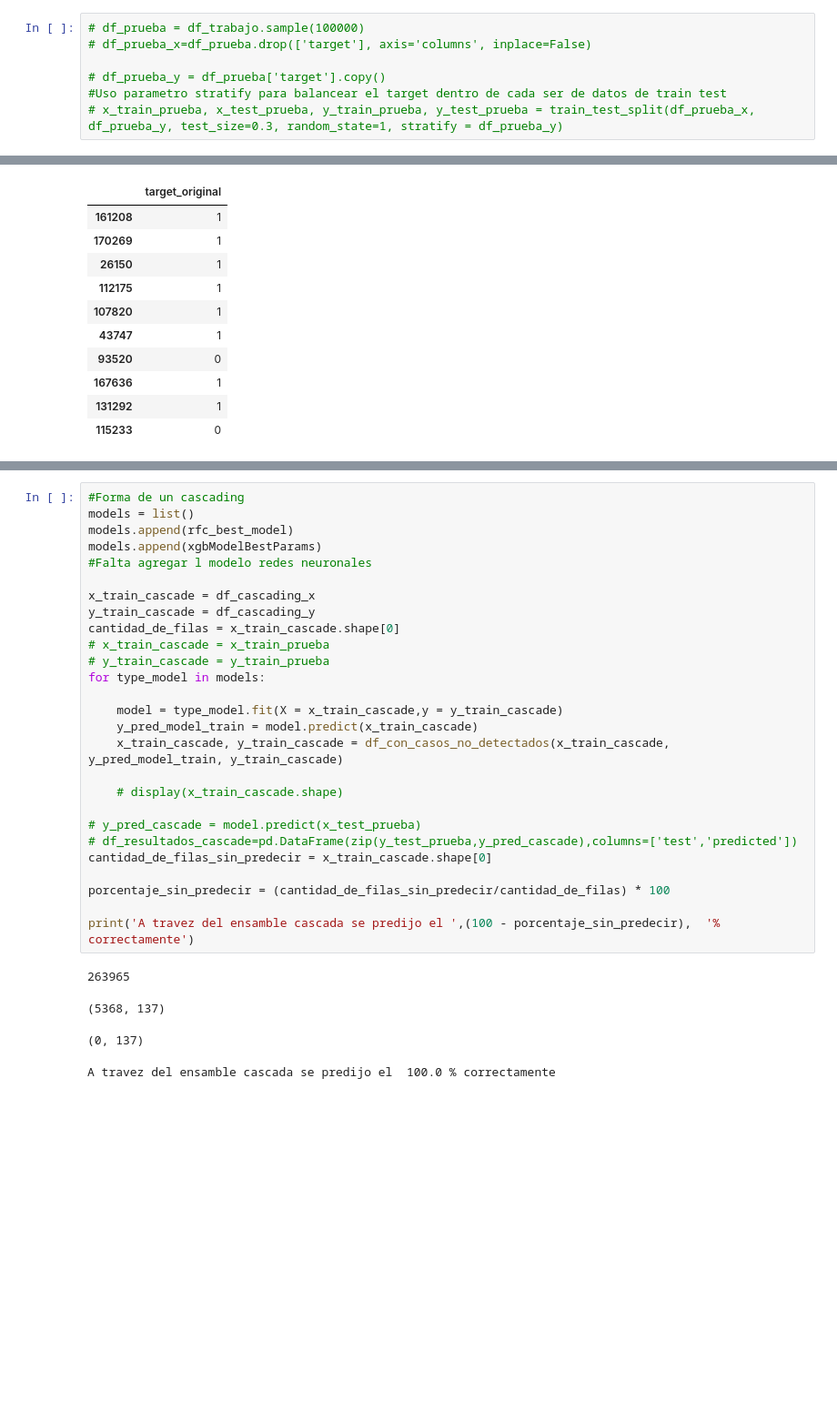
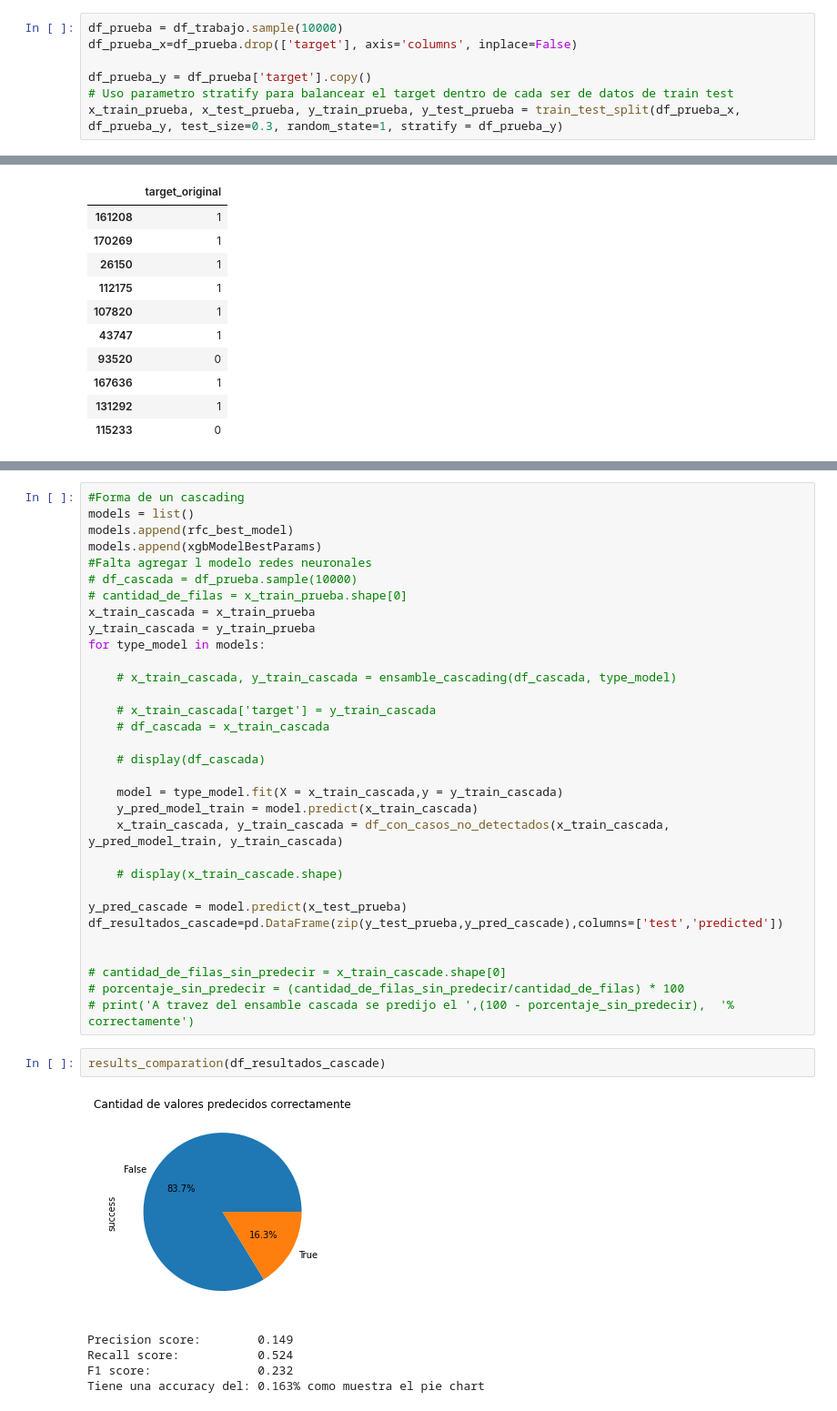
Before and after one commit to BraianV/Org-Datos-Grupo-19, a Jupyter notebook: notebooks/tp3Parte2.2Mateo.ipynb, the cells around one changed output, grey strips where cells are left out. Shown at 91% size. Cells and saved outputs as stored; diff of their text form; blank space fills up the shorter version.

```diff
--- a/notebooks/tp3Parte2.2Mateo.ipynb
+++ b/notebooks/tp3Parte2.2Mateo.ipynb
@@ -401,12 +375,12 @@ def df_con_casos_no_detectados(df_train, pred_train, train_original):
     # display(df_target)
     return df_errores, df_target
 # %%
-# df_prueba = df_trabajo.sample(100000)
-# df_prueba_x=df_prueba.drop(['target'], axis='columns', inplace=False)
+df_prueba = df_trabajo.sample(10000)
+df_prueba_x=df_prueba.drop(['target'], axis='columns', inplace=False)
 
-# df_prueba_y = df_prueba['target'].copy()
-#Uso parametro stratify para balancear el target dentro de cada ser de datos de train test
-# x_train_prueba, x_test_prueba, y_train_prueba, y_test_prueba = train_test_split(df_prueba_x, df_prueba_y, test_size=0.3, random_state=1, stratify = df_prueba_y)
+df_prueba_y = df_prueba['target'].copy()
+# Uso parametro stratify para balancear el target dentro de cada ser de datos de train test
+x_train_prueba, x_test_prueba, y_train_prueba, y_test_prueba = train_test_split(df_prueba_x, df_prueba_y, test_size=0.3, random_state=1, stratify = df_prueba_y)
 # %%
 #Probamos la funcion
 # model = rfc_best_model
@@ -451,29 +436,37 @@ models = list()
 models.append(rfc_best_model)
 models.append(xgbModelBestParams)
 #Falta agregar l modelo redes neuronales
-
-x_train_cascade = df_cascading_x
-y_train_cascade = df_cascading_y
-cantidad_de_filas = x_train_cascade.shape[0]
-# x_train_cascade = x_train_prueba
-# y_train_cascade = y_train_prueba
+# df_cascada = df_prueba.sample(10000)
+# cantidad_de_filas = x_train_prueba.shape[0]
+x_train_cascada = x_train_prueba
+y_train_cascada = y_train_prueba
 for type_model in models:
 
-    model = type_model.fit(X = x_train_cascade,y = y_train_cascade)
-    y_pred_model_train = model.predict(x_train_cascade)
-    x_train_cascade, y_train_cascade = df_con_casos_no_detectados(x_train_cascade, y_pred_model_train, y_train_cascade)
+    # x_train_cascada, y_train_cascada = ensamble_cascading(df_cascada, type_model)
+
+    # x_train_cascada['target'] = y_train_cascada
+    # df_cascada = x_train_cascada
+
+    # display(df_cascada)
+
+    model = type_model.fit(X = x_train_cascada,y = y_train_cascada)
+    y_pred_model_train = model.predict(x_train_cascada)
+    x_train_cascada, y_train_cascada = df_con_casos_no_detectados(x_train_cascada, y_pred_model_train, y_train_cascada)
 
     # display(x_train_cascade.shape)
 
-# y_pred_cascade = model.predict(x_test_prueba)
-# df_resultados_cascade=pd.DataFrame(zip(y_test_prueba,y_pred_cascade),columns=['test','predicted'])
-cantidad_de_filas_sin_predecir = x_train_cascade.shape[0]
+y_pred_cascade = model.predict(x_test_prueba)
+df_resultados_cascade=pd.DataFrame(zip(y_test_prueba,y_pred_cascade),columns=['test','predicted'])
 
-porcentaje_sin_predecir = (cantidad_de_filas_sin_predecir/cantidad_de_filas) * 100
 
-print('A travez del ensamble cascada se predijo el ',(100 - porcentaje_sin_predecir),  '% correctamente')
+# cantidad_de_filas_sin_predecir = x_train_cascade.shape[0]
+# porcentaje_sin_predecir = (cantidad_de_filas_sin_predecir/cantidad_de_filas) * 100
+# print('A travez del ensamble cascada se predijo el ',(100 - porcentaje_sin_predecir),  '% correctamente')
-# %% [output]
-263965
-(5368, 137)
-(0, 137)
-A travez del ensamble cascada se predijo el  100.0 % correctamente
+# %%
+results_comparation(df_resultados_cascade)
+# %% [output]
+[figure, added]
+Precision score:        0.149
+Recall score:           0.524
+F1 score:               0.232
+Tiene una accuracy del: 0.163% como muestra el pie chart
```
Also changed, not shown: parts of 5 cells of this notebook, 2 other files.
